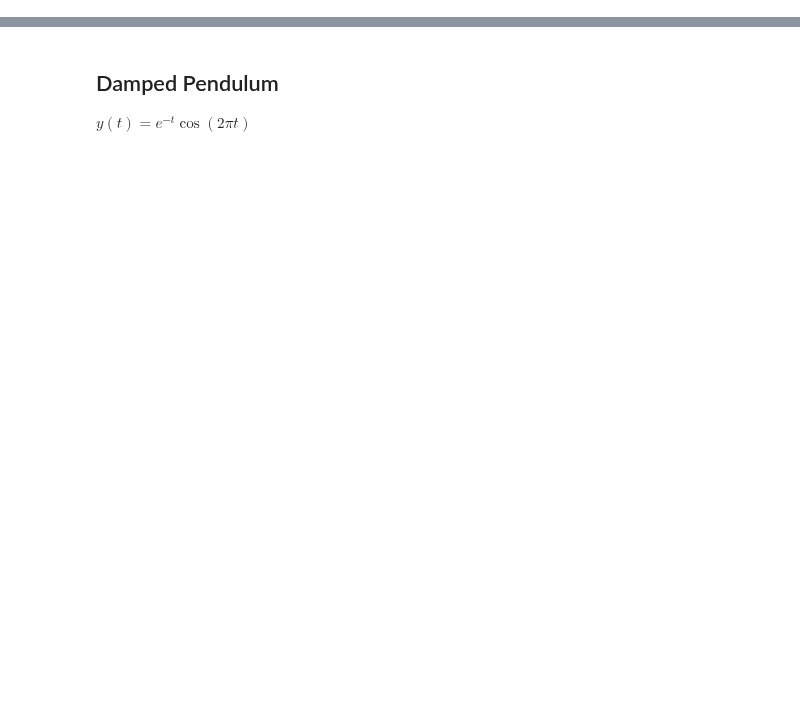
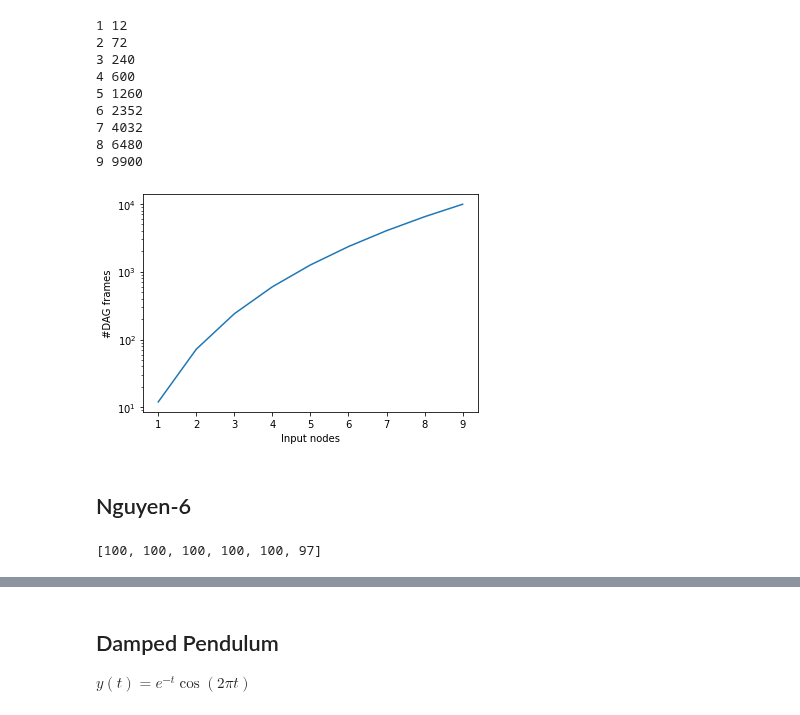
Before and after one commit to kahlmeyer94/DAG_search, a Jupyter notebook: visualization.ipynb, the cells around one changed output, grey strips where cells are left out. Saved outputs shown, nothing was run; the diff lists cells and outputs as text; code cells hidden in the pictures; blank space fills up the shorter version.

```diff
--- a/visualization.ipynb
+++ b/visualization.ipynb
@@ -107,0 +153,34 @@ np.mean((pred - y)**2)
+# %%
+# 1. vary input nodes, fix intermediate nodes
+
+inter_nodes = 1
+
+xs = []
+n_frames = []
+
+for i in range(1, 10):
+    frames = get_n_frames(i, inter_nodes)
+    print(i, frames)
+    xs.append(i)
+    n_frames.append(frames)
+
+
+plt.yscale('log')
+plt.ylabel('#DAG frames')
+plt.xlabel('Input nodes')
+plt.xticks(xs)
+plt.plot(xs, n_frames)
+plt.savefig(f'results/figures/dagframes_input.pdf', bbox_inches = 'tight')
+# %% [output]
+1 12
+2 72
+3 240
+4 600
+5 1260
+6 2352
+7 4032
+8 6480
+9 9900
+[figure, added]
+# %% [markdown]
+## Nguyen-6
@@ -107,0 +194,4 @@ np.mean((pred - y)**2)
+# %%
+[len(res_dict[x]) for x in res_dict]
+# %% [output]
+[100, 100, 100, 100, 100, 97]
```
Also changed, not shown: parts of 80 cells of this notebook.
